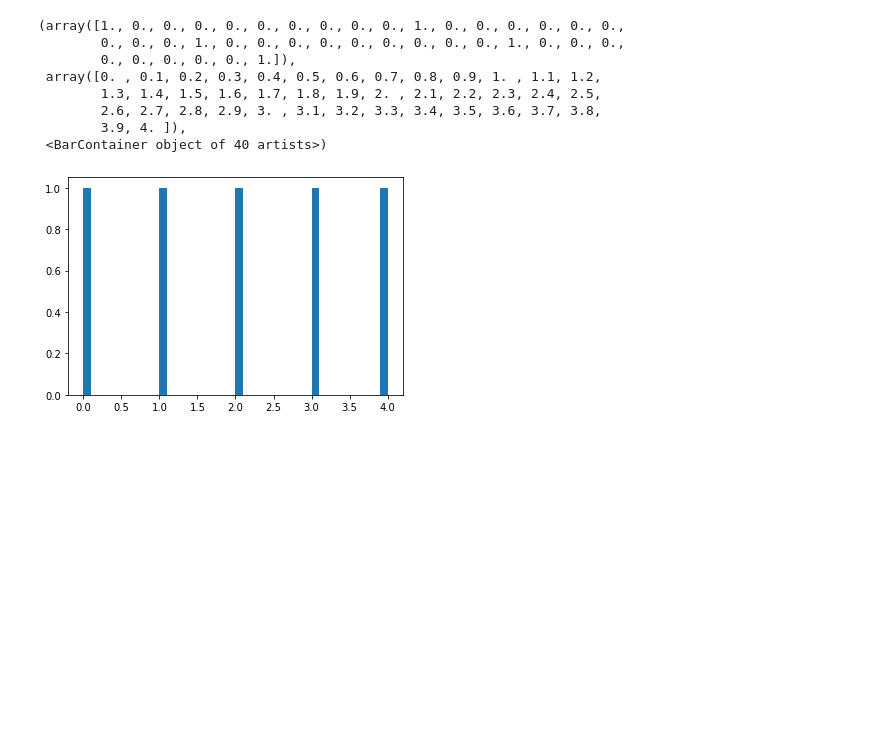
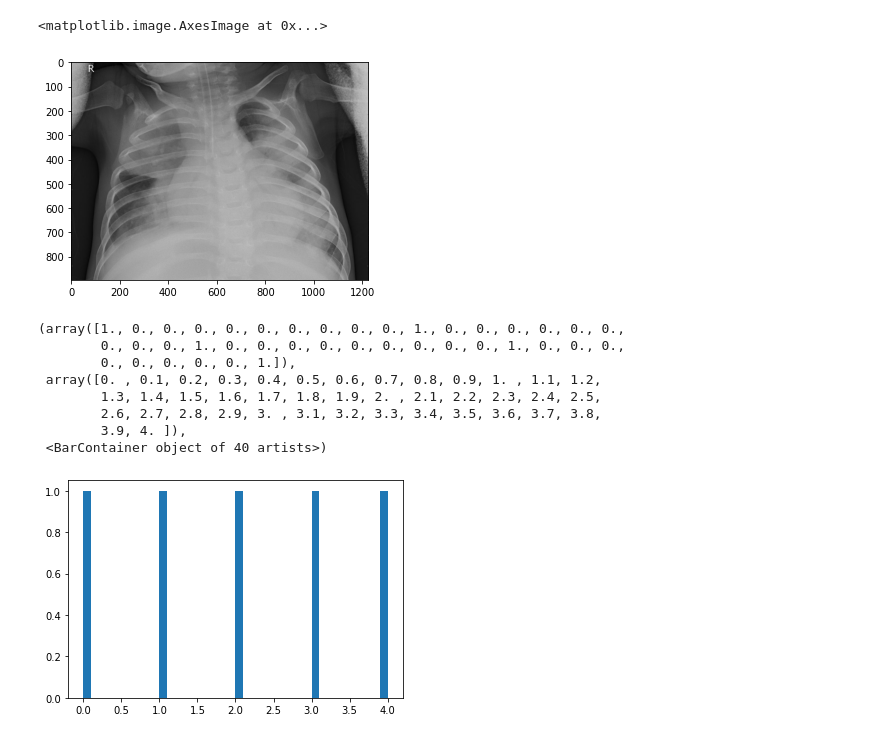
Before and after one commit to GiteZz/poif, a Jupyter notebook: usages/pneunomia_ds/get_pneunomia_dataset.ipynb, the cells around one changed output. Drawn from its saved outputs; the diff is of its cells as text; code cells hidden in the pictures; blank space fills up the shorter version.

```diff
--- a/usages/pneunomia_ds/get_pneunomia_dataset.ipynb
+++ b/usages/pneunomia_ds/get_pneunomia_dataset.ipynb
@@ -5,3 +5,8 @@ import matplotlib.pyplot as plt
 from tqdm import tqdm
 from time import time
 from collections import defaultdict
+# %%
+plt.imshow(pneunomia[0][0])
+# %% [output]
+<matplotlib.image.AxesImage at 0x...>
+[figure, added]
```
Also changed, not shown: parts of 3 cells of this notebook, 10 other files.
